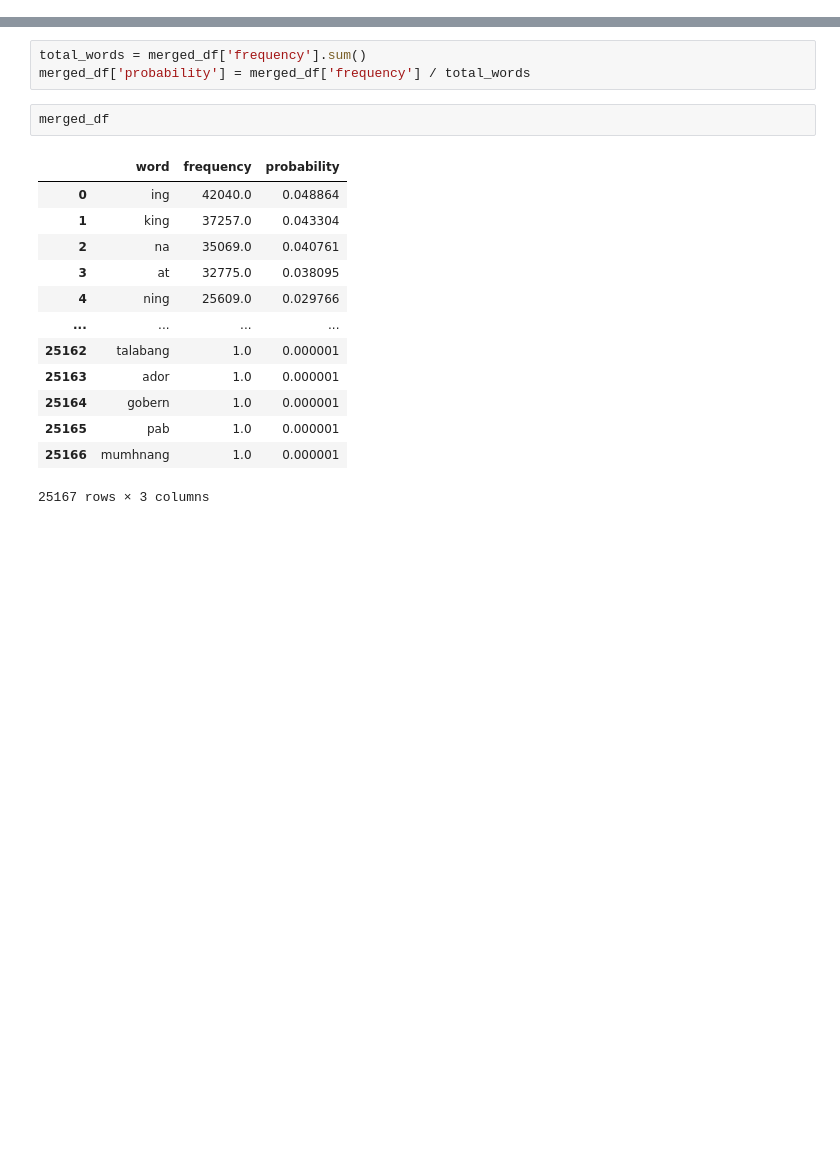
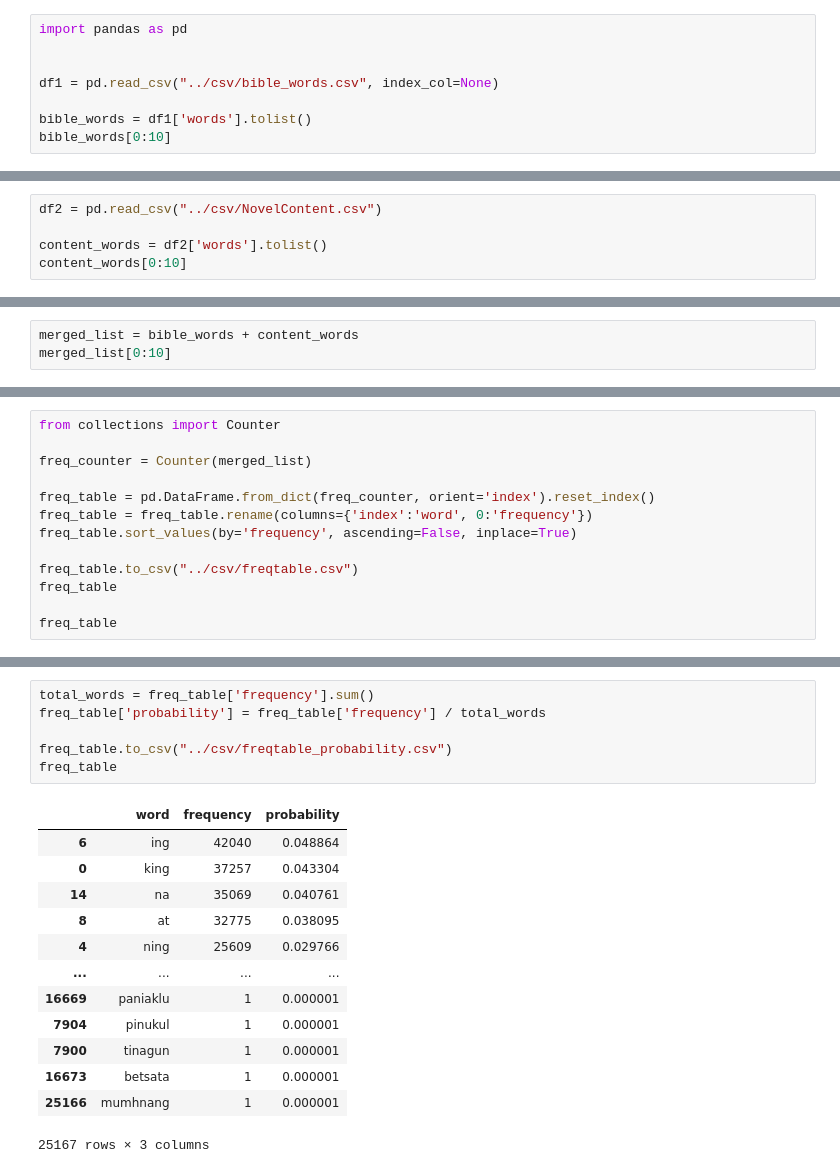
Before and after one commit to CSC-Odyssey/kapampangan-dataset, a Jupyter notebook: data-preprocessing/DataCompilation.ipynb, the cells around one changed output, grey strips where cells are left out. Drawn from its saved outputs; the diff is of its cells as text; blank space fills up the shorter version.

Commit message:
Finalized Data

```diff
--- a/data-preprocessing/DataCompilation.ipynb
+++ b/data-preprocessing/DataCompilation.ipynb
@@ -30,0 +1,8 @@ merged_df
+# %%
+import pandas as pd
+
+
+df1 = pd.read_csv("../csv/bible_words.csv", index_col=None)
+
+bible_words = df1['words'].tolist()
+bible_words[0:10]
@@ -30,0 +20,5 @@ merged_df
+# %%
+df2 = pd.read_csv("../csv/NovelContent.csv")
+
+content_words = df2['words'].tolist()
+content_words[0:10]
@@ -30,0 +36,3 @@ merged_df
+# %%
+merged_list = bible_words + content_words
+merged_list[0:10]
@@ -30,0 +67,13 @@ merged_df
+# %%
+from collections import Counter
+
+freq_counter = Counter(merged_list)
+
+freq_table = pd.DataFrame.from_dict(freq_counter, orient='index').reset_index()
+freq_table = freq_table.rename(columns={'index':'word', 0:'frequency'})
+freq_table.sort_values(by='frequency', ascending=False, inplace=True)
+
+freq_table.to_csv("../csv/freqtable.csv")
+freq_table
+
+freq_table
@@ -31,19 +94,20 @@ merged_df
 # %%
-total_words = merged_df['frequency'].sum()
-merged_df['probability'] = merged_df['frequency'] / total_words
+total_words = freq_table['frequency'].sum()
+freq_table['probability'] = freq_table['frequency'] / total_words
+
+freq_table.to_csv("../csv/freqtable_probability.csv")
+freq_table
+# %% [output]
+|  | word | frequency | probability |
+| 6 | ing | 42040 | 0.048864 |
+| 0 | king | 37257 | 0.043304 |
+| 14 | na | 35069 | 0.040761 |
+| 8 | at | 32775 | 0.038095 |
+| 4 | ning | 25609 | 0.029766 |
+| ... | ... | ... | ... |
+| 16669 | paniaklu | 1 | 0.000001 |
+| 7904 | pinukul | 1 | 0.000001 |
+| 7900 | tinagun | 1 | 0.000001 |
+| 16673 | betsata | 1 | 0.000001 |
+| 25166 | mumhnang | 1 | 0.000001 |
+25167 rows × 3 columns
-# %%
-merged_df
-# %% [output]
-|  | word | frequency | probability |
-| 0 | ing | 42040.0 | 0.048864 |
-| 1 | king | 37257.0 | 0.043304 |
-| 2 | na | 35069.0 | 0.040761 |
-| 3 | at | 32775.0 | 0.038095 |
-| 4 | ning | 25609.0 | 0.029766 |
-| ... | ... | ... | ... |
-| 25162 | talabang | 1.0 | 0.000001 |
-| 25163 | ador | 1.0 | 0.000001 |
-| 25164 | gobern | 1.0 | 0.000001 |
-| 25165 | pab | 1.0 | 0.000001 |
-| 25166 | mumhnang | 1.0 | 0.000001 |
-25167 rows × 3 columns
```
Also changed, not shown: parts of 6 cells of this notebook, 6 other files.
